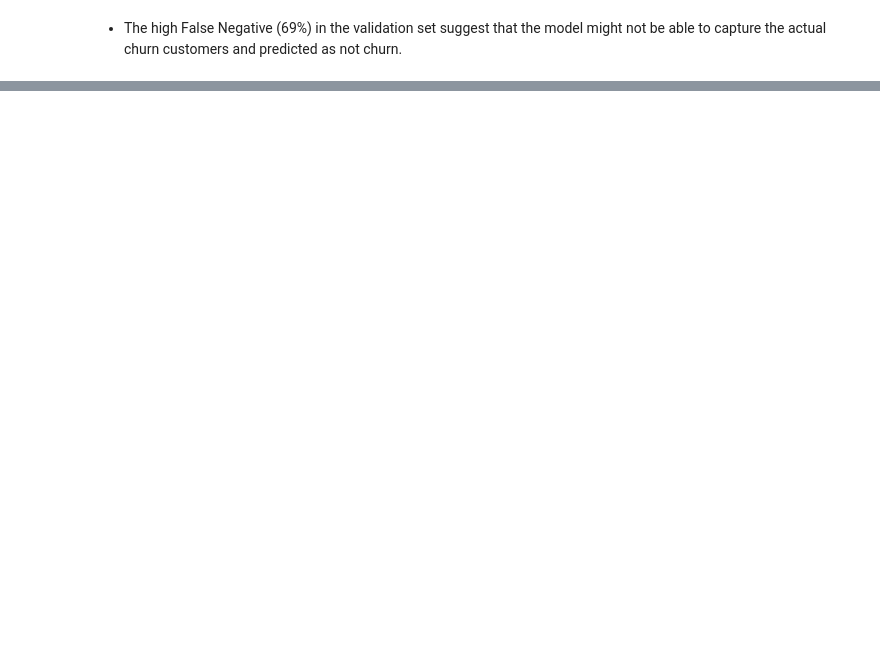
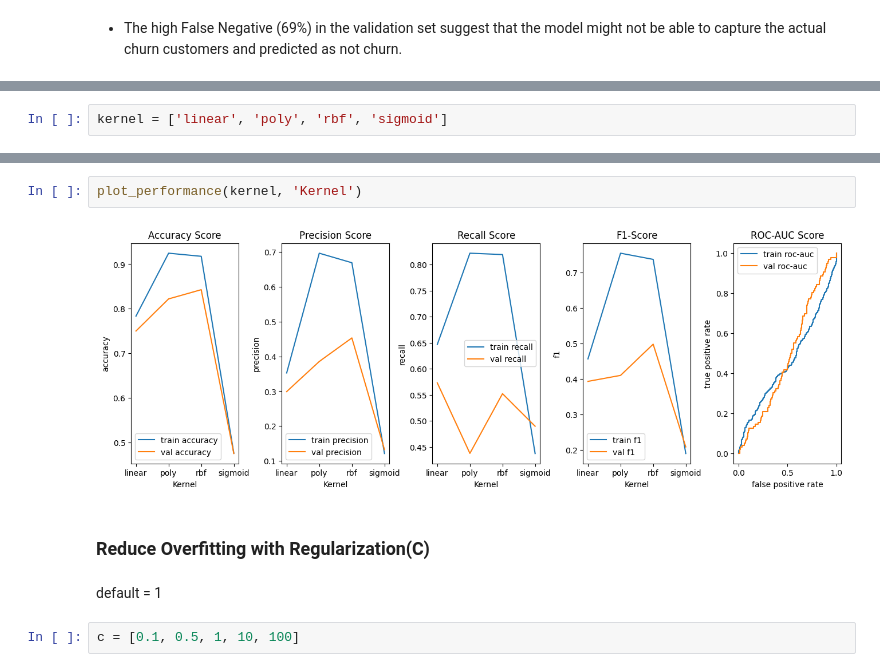
Before and after one commit to chuannarongvat/internship_c_dataset_1, a Jupyter notebook: notebooks/2.3_svm.ipynb, the cells around one changed output, grey strips where cells are left out. Drawn from its saved outputs; the diff is of its cells as text; blank space fills up the shorter version.

```diff
--- a/notebooks/2.3_svm.ipynb
+++ b/notebooks/2.3_svm.ipynb
@@ -423,0 +457,2 @@ logistic.to_csv('../data/processed/model/1_logistic.csv', index=False)
+# %%
+kernel = ['linear', 'poly', 'rbf', 'sigmoid']
@@ -423,0 +510,10 @@ logistic.to_csv('../data/processed/model/1_logistic.csv', index=False)
+# %%
+plot_performance(kernel, 'Kernel')
+# %% [output]
+[figure, added]
+# %% [markdown]
+### Reduce Overfitting with Regularization(C)
+# %% [markdown]
+default = 1
+# %%
+c = [0.1, 0.5, 1, 10, 100]
```
Also changed, not shown: parts of 29 cells of this notebook, 8 other files.
